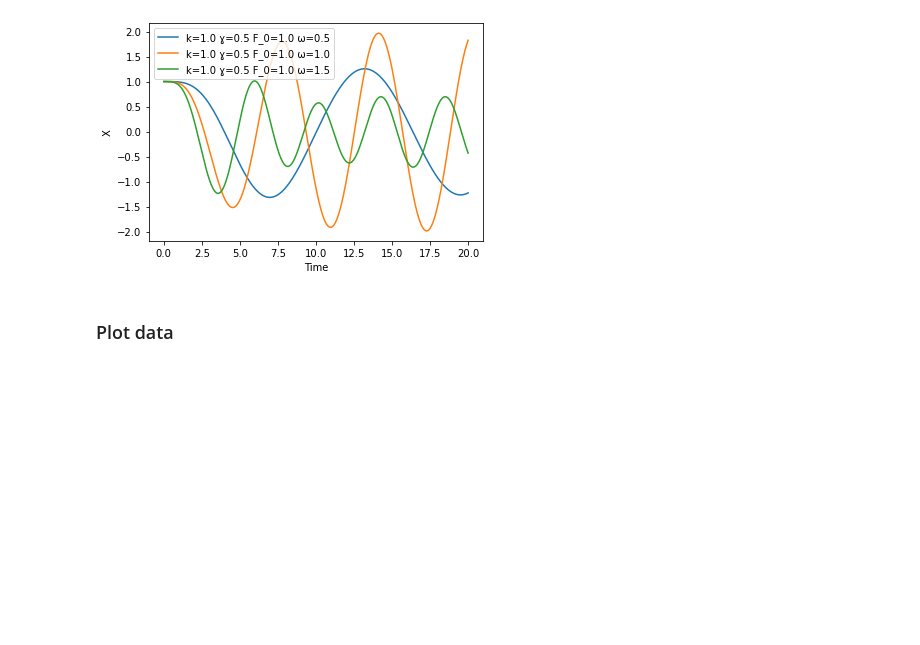
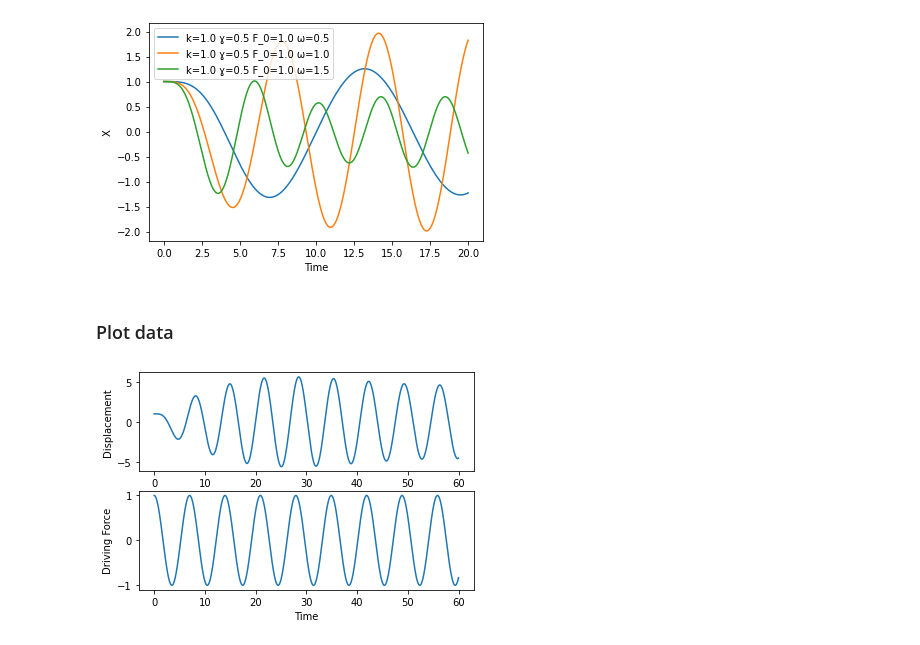
Before and after one commit to josephmckenna/ForcedDampedHarmonicOscillator, a Jupyter notebook: Worksheet.ipynb, the cells around one changed output. Cells and saved outputs as stored; diff of their text form; code cells hidden in the pictures; blank space fills up the shorter version.

```diff
--- a/Worksheet.ipynb
+++ b/Worksheet.ipynb
@@ -225,0 +186,28 @@ def PlotDriven(F_0, omega, omega_0, gamma, m):
+# %%
+DrivingForce = 1
+DrivingFrequency = 0.9
+SimulationSteps = 60000
+plt.subplot(211)
+plt.xlabel('Time')
+plt.ylabel('Displacement')
+PlotForcedDampedHarmonicOscillator(x = 1., v = 0., k = 1., gamma = 0.1, F_0 = DrivingForce , omega = DrivingFrequency,n = SimulationSteps)
+
+plt.subplot(212)
+# Plot
+# Time step size
+dt = 0.001
+# Assign memory for the number of steps we will take (pre-assigned memory is faster than appending later)
+X = np.zeros((SimulationSteps,))
+T = np.zeros((SimulationSteps,))
+# Run the simulation for n steps
+for i in range(SimulationSteps):
+    X[i] = DrivingForce * np.cos ( DrivingFrequency * i * dt )
+    T[i] = i*dt
+# Plot Driving force
+plt.plot(T,X, label = 'Driving force F_0={0:.1f} \u03C9={1:.1f}'.format(DrivingForce,DrivingFrequency))
+plt.xlabel('Time')
+plt.ylabel('Driving Force')
+#plt.legend()
+plt.show()
+# %% [output]
+[figure, added]
```
Also changed, not shown: parts of 10 cells of this notebook.
